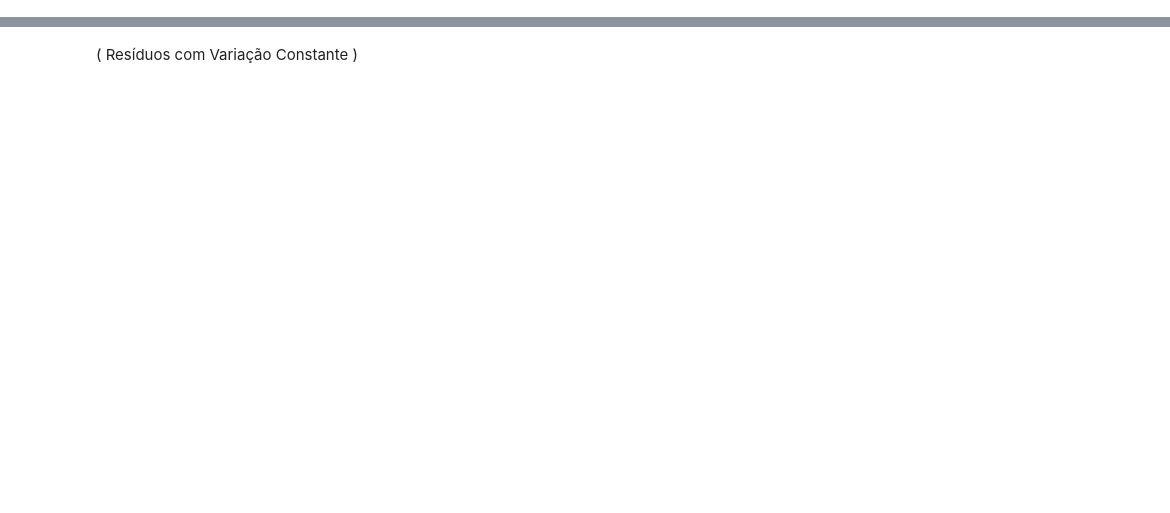
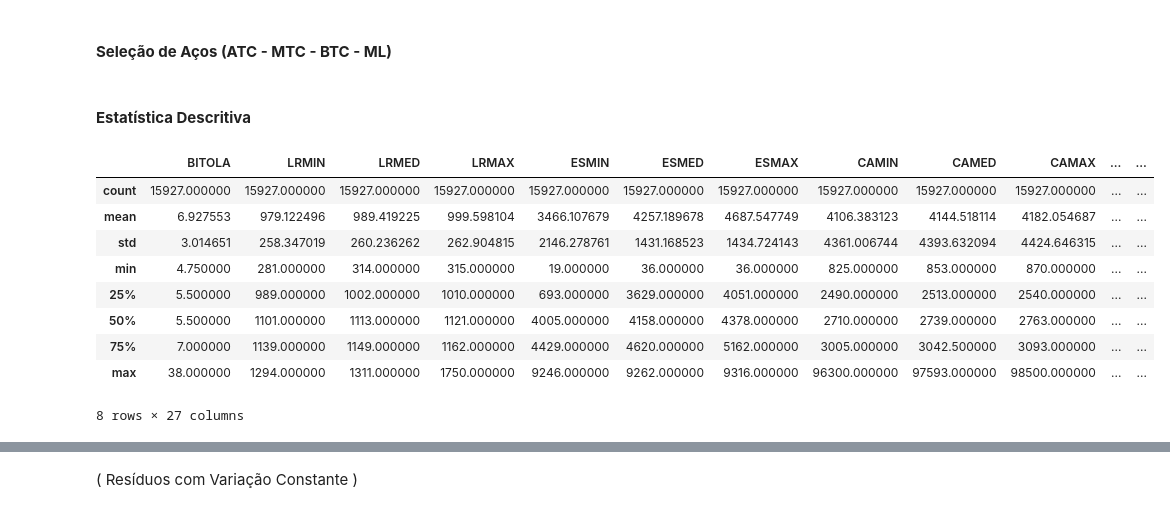
Before and after one commit to MaxVieiraSantiago/Machine-Learning-Algorithms, a Jupyter notebook: Linear Regression/Regressão_Linear_Múltipla_Previsão_de_LR_.ipynb, the cells around one changed output, grey strips where cells are left out. Saved outputs shown, nothing was run; the diff lists cells and outputs as text; code cells hidden in the pictures; blank space fills up the shorter version.

```diff
--- a/Linear Regression/Regressão_Linear_Múltipla_Previsão_de_LR_.ipynb
+++ b/Linear Regression/Regressão_Linear_Múltipla_Previsão_de_LR_.ipynb
@@ -116,0 +144,3 @@ Length: 130, dtype: float64
+# %%
+# Elimnar Valores Missing (nulos)
+dados = dados.dropna()
@@ -116,0 +165,4 @@ Length: 130, dtype: float64
+# %%
+# Removendo registros duplicados
+dados.drop_duplicates(inplace=True)
+dados.duplicated()
@@ -116,0 +205,21 @@ Length: 130, dtype: float64
+# %%
+# Transformação de dados ( object pata float )
+dados['BITOLA'] = dados['BITOLA'].str.replace(',','.').astype(float)
+dados['S']      = dados['S'].str.replace(',','.').astype(float)
+dados['C']      = dados['C'].str.replace(',','.').astype(float)
+dados['MN']     = dados['MN'].str.replace(',','.').astype(float)
+dados['P']      = dados['P'].str.replace(',','.').astype(float)
+dados['SI']     = dados['SI'].str.replace(',','.').astype(float)
+dados['AL']     = dados['AL'].str.replace(',','.').astype(float)
+dados['N']      = dados['N'].str.replace(',','.').astype(float)
+dados['B']      = dados['B'].str.replace(',','.').astype(float)
+dados['NB']     = dados['NB'].str.replace(',','.').astype(float)
+dados['TI']     = dados['TI'].str.replace(',','.').astype(float)
+dados['CU']     = dados['CU'].str.replace(',','.').astype(float)
+dados['CR']     = dados['CR'].str.replace(',','.').astype(float)
+dados['MO']     = dados['MO'].str.replace(',','.').astype(float)
+dados['NI']     = dados['NI'].str.replace(',','.').astype(float)
+dados['V']      = dados['V'].str.replace(',','.').astype(float)
+dados['CA']     = dados['CA'].str.replace(',','.').astype(float)
+
+dados.dtypes
@@ -116,0 +244,2 @@ Length: 130, dtype: float64
+# %% [markdown]
+#### **Seleção de Aços (ATC - MTC - BTC - ML)**
@@ -116,0 +253,16 @@ Length: 130, dtype: float64
+# %% [markdown]
+#### **Estatística Descritiva**
+# %%
+# Avaliando os Dados
+dados.describe()
+# %% [output]
+|  | BITOLA | LRMIN | LRMED | LRMAX | ESMIN | ESMED | ESMAX | CAMIN | CAMED | CAMAX | ... | ... |
+| count | 15927.000000 | 15927.000000 | 15927.000000 | 15927.000000 | 15927.000000 | 15927.000000 | 15927.000000 | 15927.000000 | 15927.000000 | 15927.000000 | ... | ... |
+| mean | 6.927553 | 979.122496 | 989.419225 | 999.598104 | 3466.107679 | 4257.189678 | 4687.547749 | 4106.383123 | 4144.518114 | 4182.054687 | ... | ... |
+| std | 3.014651 | 258.347019 | 260.236262 | 262.904815 | 2146.278761 | 1431.168523 | 1434.724143 | 4361.006744 | 4393.632094 | 4424.646315 | ... | ... |
+| min | 4.750000 | 281.000000 | 314.000000 | 315.000000 | 19.000000 | 36.000000 | 36.000000 | 825.000000 | 853.000000 | 870.000000 | ... | ... |
+| 25% | 5.500000 | 989.000000 | 1002.000000 | 1010.000000 | 693.000000 | 3629.000000 | 4051.000000 | 2490.000000 | 2513.000000 | 2540.000000 | ... | ... |
+| 50% | 5.500000 | 1101.000000 | 1113.000000 | 1121.000000 | 4005.000000 | 4158.000000 | 4378.000000 | 2710.000000 | 2739.000000 | 2763.000000 | ... | ... |
+| 75% | 7.000000 | 1139.000000 | 1149.000000 | 1162.000000 | 4429.000000 | 4620.000000 | 5162.000000 | 3005.000000 | 3042.500000 | 3093.000000 | ... | ... |
+| max | 38.000000 | 1294.000000 | 1311.000000 | 1750.000000 | 9246.000000 | 9262.000000 | 9316.000000 | 96300.000000 | 97593.000000 | 98500.000000 | ... | ... |
+8 rows × 27 columns
```
Also changed, not shown: parts of 159 cells of this notebook.
